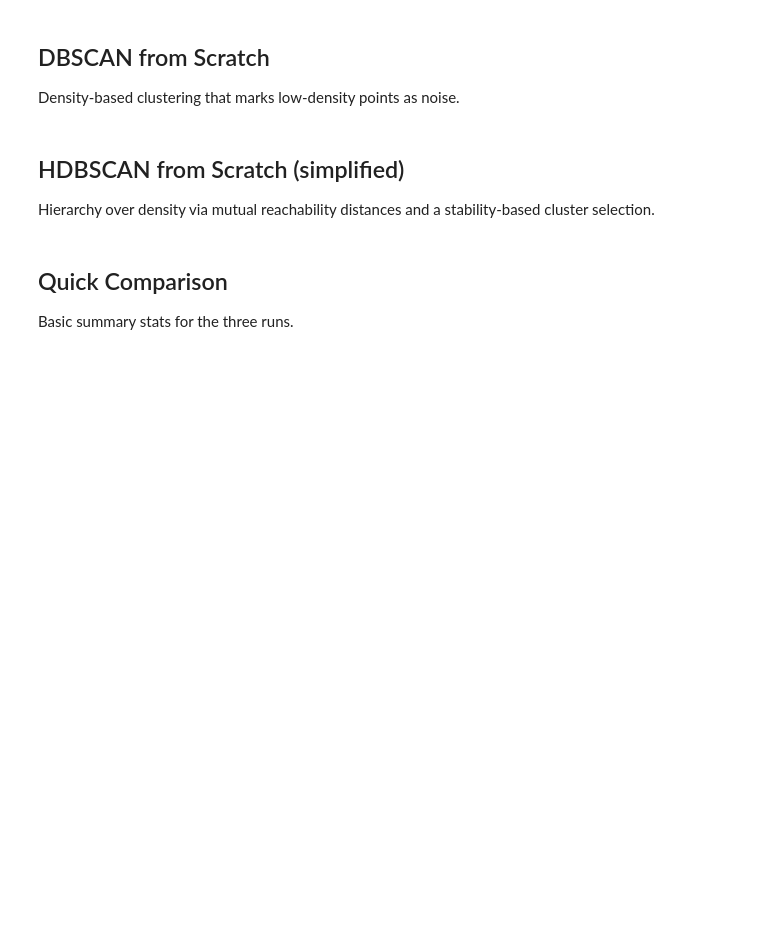
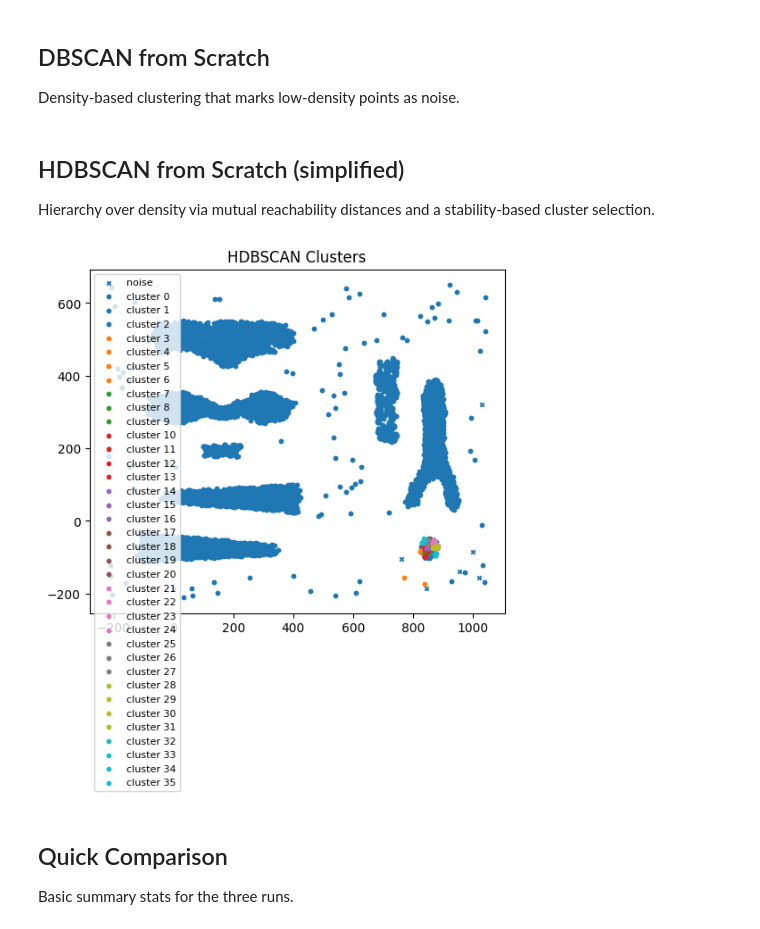
Before and after one commit to ehudab/00-clustering, a Jupyter notebook: clustering.ipynb, the cells around one changed output. Drawn from its saved outputs; the diff is of its cells as text; code cells hidden in the pictures; blank space fills up the shorter version.

```diff
--- a/clustering.ipynb
+++ b/clustering.ipynb
@@ -278,31 +285,33 @@ def label_points(n_points, selected, children):
     labels = np.full(n_points, -1, dtype=int)
     cluster_id = 0
 
     def assign(node, cid):
         # if node is an original point, label it
         if node < n_points:
             labels[node] = cid
             return
         # otherwise, recurse into children
         for child in children.get(node, []):
             assign(child, cid)
 
     for node in selected:
         assign(node, cluster_id)
         cluster_id += 1
     return labels
 
 def hdbscan_scratch(X, min_samples=5):
     """Top-level simplified HDBSCAN: compute mutual reachability, MST, build tree,
     select clusters by stability, and label points.
     """
     mreach = mutual_reachability_distances(X, min_samples)   # (n,n)
     edges = prim_mst(mreach)                                 # MST edges (n-1)
     root, children, stability = build_cluster_tree(len(X), edges)
     selected = select_clusters(root, children, stability)
     labels = label_points(len(X), selected, children)
     return labels
 
 # run simplified HDBSCAN (adjust min_samples as needed)
-hdbscan_labels = hdbscan_scratch(X, min_samples=3)
+hdbscan_labels = hdbscan_scratch(X, min_samples=5)
 plot_clusters(X, hdbscan_labels, 'HDBSCAN Clusters')
+# %% [output]
+[figure, added]
```
Also changed, not shown: parts of 2 cells of this notebook.
